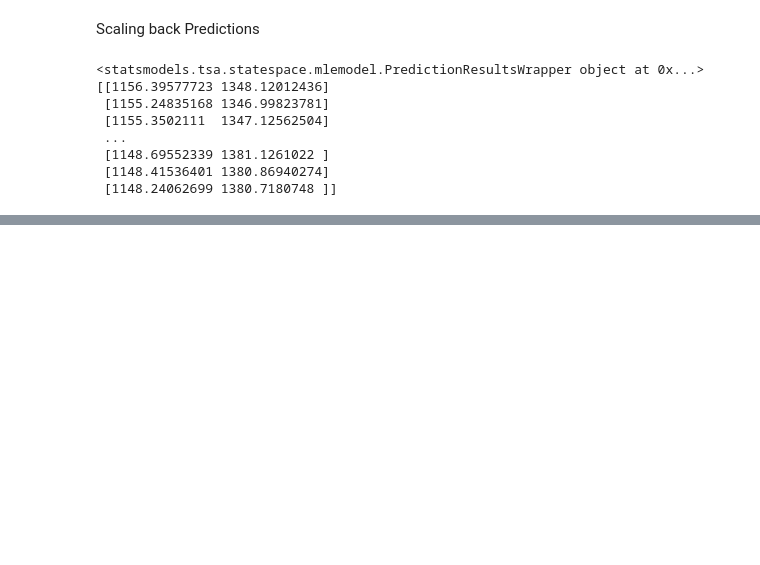
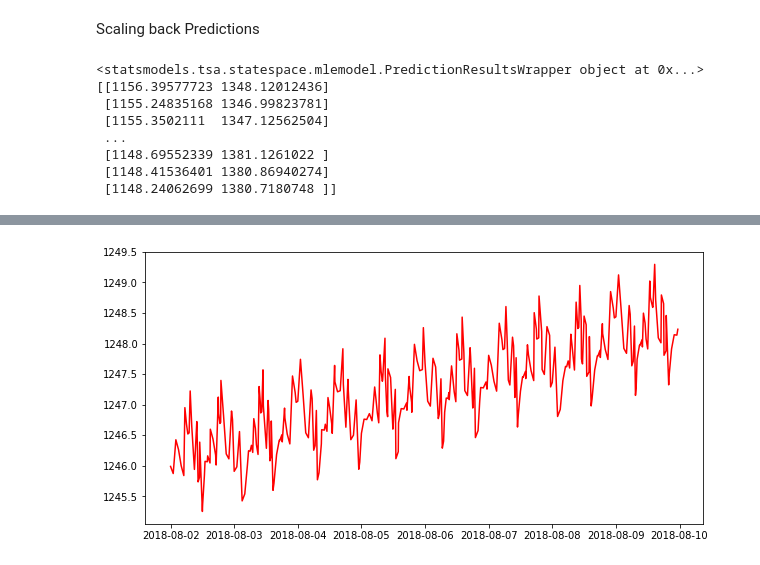
Before and after one commit to bibekthapaliya/Arima_model_Fuel_price_prediction, a Jupyter notebook: Master_Thesis-Hamburg_station_Seasonal.ipynb, the cells around one changed output, grey strips where cells are left out. Drawn from its saved outputs; the diff is of its cells as text; code cells hidden in the pictures; blank space fills up the shorter version.

```diff
--- a/Master_Thesis-Hamburg_station_Seasonal.ipynb
+++ b/Master_Thesis-Hamburg_station_Seasonal.ipynb
@@ -833,3 +833,6 @@ print(pred_dynamic_ci)
  [1148.69552339 1381.1261022 ]
  [1148.41536401 1380.86940274]
  [1148.24062699 1380.7180748 ]]
+# %%
+test=testing['2018-8-2':'2018-8-9']
+test.head()
@@ -835,0 +847,6 @@ print(pred_dynamic_ci)
+# %%
+
+plt.figure(figsize=(10,5))
+plt.plot(test['forecast'],'r');
+# %% [output]
+[figure, added]
```
Also changed, not shown: parts of 9 cells of this notebook, 8 other files.
